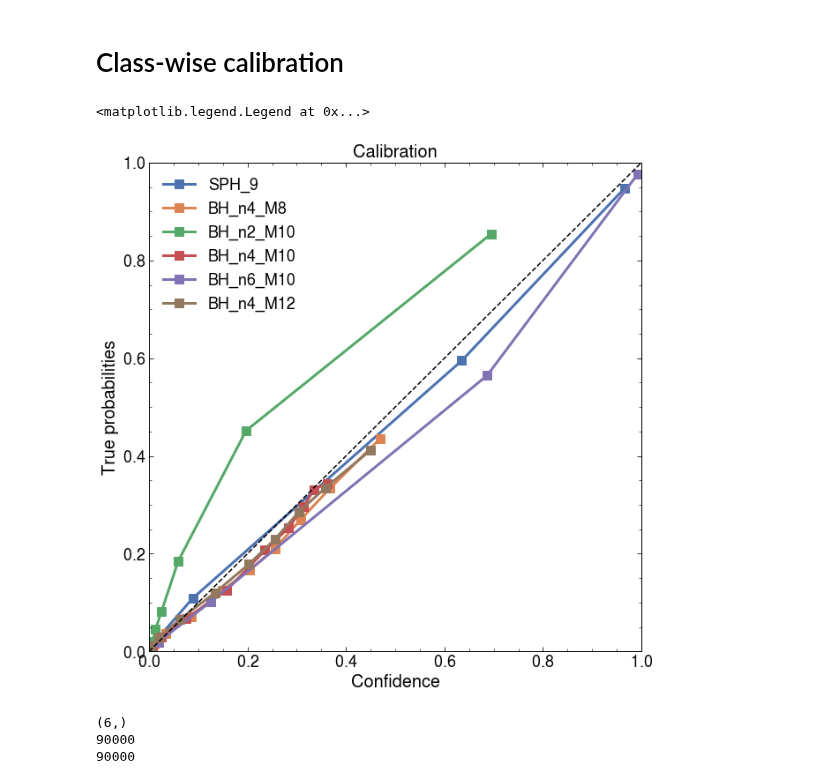
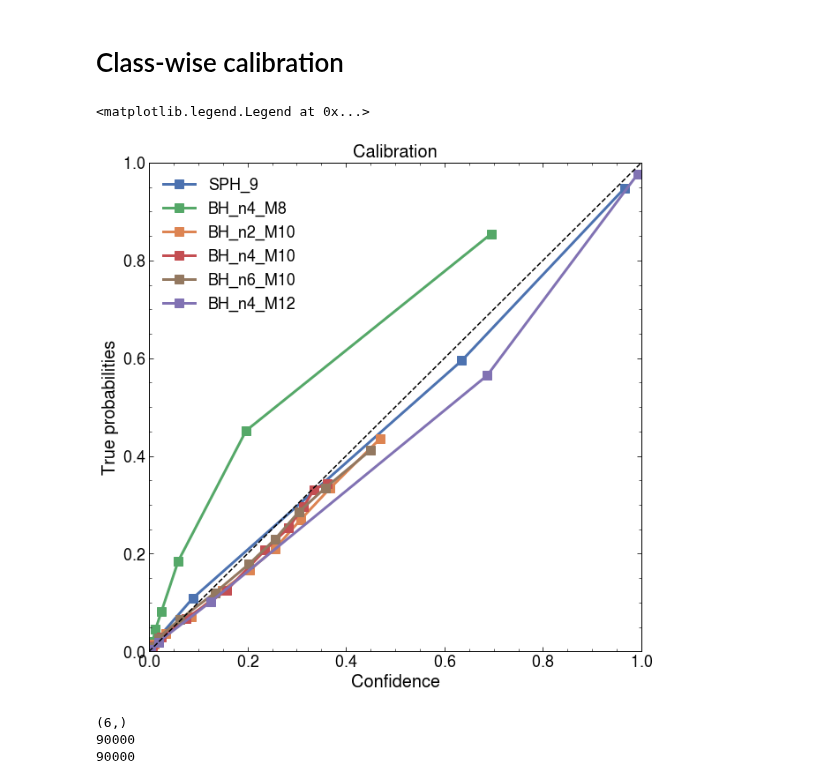
Before and after one commit to choisant/imcalML, a Jupyter notebook: notebooks/calibration.ipynb, the cells around one changed output. Cells and saved outputs as stored; diff of their text form; code cells hidden in the pictures.

Commit message:
update calibration plot

```diff
--- a/notebooks/calibration.ipynb
+++ b/notebooks/calibration.ipynb
@@ -222,19 +222,19 @@ ax[1].legend()
 # %%
 fig, ax = plt.subplots(nrows=1, ncols=1, figsize=(10, 10))
 for i in range(CLASSES):
-    prob_true_i, prob_pred_i = calibration_curve(truth_vectors[:,i], confidences[:,i], n_bins=10, strategy="quantile")
-    ax.plot(prob_pred_i, prob_true_i, linewidth=3, markersize=10, marker="s", color=paper_colors[i], label=PLOT_LABELS[i])
+    prob_true_i, prob_pred_i = calibration_curve(truth_vectors[:,PLOT_ORDER[i]], confidences[:,PLOT_ORDER[i]], n_bins=10, strategy="quantile")
+    ax.plot(prob_pred_i, prob_true_i, linewidth=3, markersize=10, marker="s", color=paper_colors[PLOT_ORDER[i]], label=PLOT_LABELS[i])
 x = np.linspace(0, 1, 10)
 ax.plot(x, x, color="black", linestyle="--")
 ax.set_title("Calibration")
 ax.set_xlabel("Confidence")
 ax.set_ylabel("True probabilities")
 ax.set_xlim(0,1)
 ax.set_ylim(0,1)
 ax.legend()
 # %% [output]
 <matplotlib.legend.Legend at 0x...>
-[figure, old version]
+[figure, new version]
 # %%
 from glest.core import GLEstimator
 glest = GLEstimator(predicted_conf, partitioner="decision_tree", train_size=0.5, random_state=0)
```
